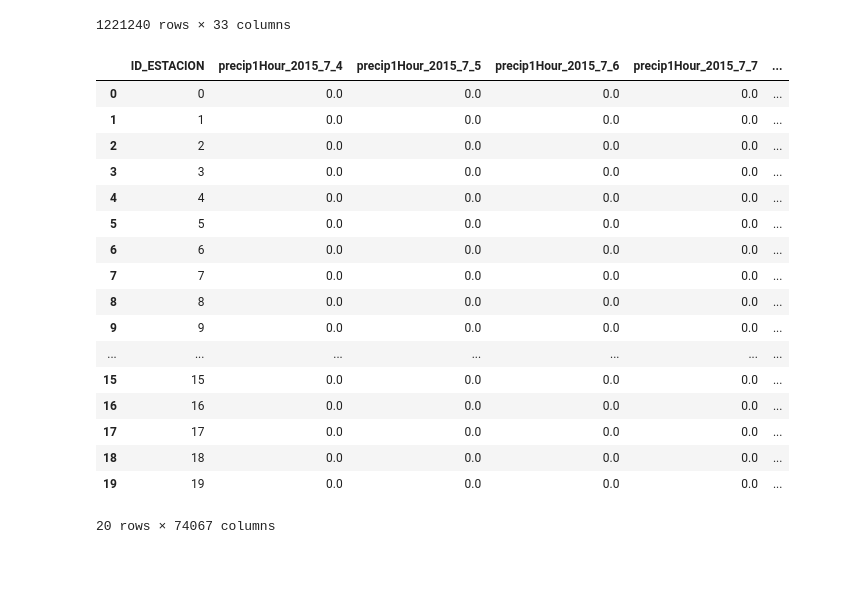
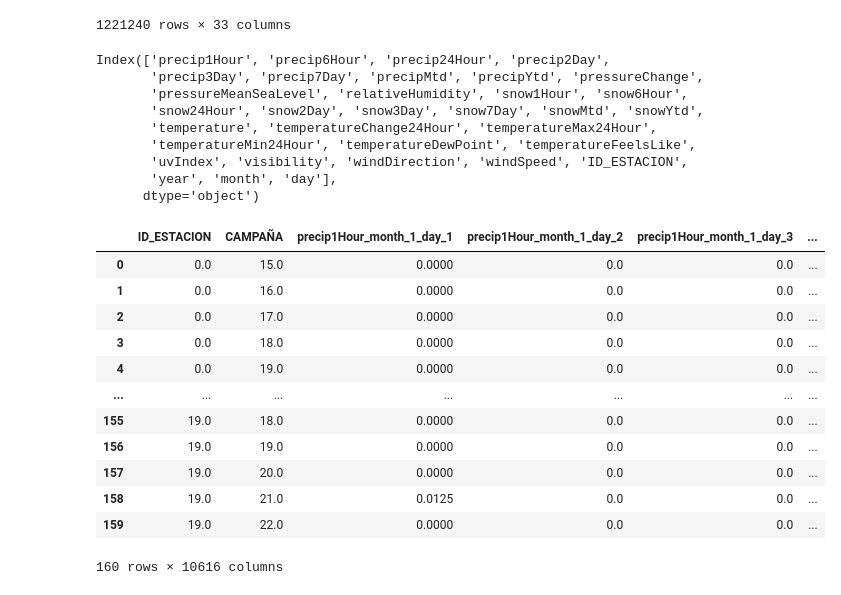
Before and after one commit to Bycarkos/DataHack_Wine_Prediction, a Jupyter notebook: nbs/04-03-2023 - METEO dataset exploration.ipynb, the cells around one changed output. Saved outputs shown, nothing was run; the diff lists cells and outputs as text; code cells hidden in the pictures; blank space fills up the shorter version.

```diff
--- a/nbs/04-03-2023 - METEO dataset exploration.ipynb
+++ b/nbs/04-03-2023 - METEO dataset exploration.ipynb
@@ -522,34 +522,49 @@ df_clean
 1221240 rows × 33 columns
 # %%
 df_clean.to_csv("../data/DATOS_METEO_CLEAN.csv", header=True, index=False)
+# %%
+df_clean.columns
+# %% [output]
+Index(['precip1Hour', 'precip6Hour', 'precip24Hour', 'precip2Day',
+       'precip3Day', 'precip7Day', 'precipMtd', 'precipYtd', 'pressureChange',
+       'pressureMeanSeaLevel', 'relativeHumidity', 'snow1Hour', 'snow6Hour',
+       'snow24Hour', 'snow2Day', 'snow3Day', 'snow7Day', 'snowMtd', 'snowYtd',
+       'temperature', 'temperatureChange24Hour', 'temperatureMax24Hour',
+       'temperatureMin24Hour', 'temperatureDewPoint', 'temperatureFeelsLike',
+       'uvIndex', 'visibility', 'windDirection', 'windSpeed', 'ID_ESTACION',
+       'year', 'month', 'day'],
+      dtype='object')
 # %%
+# Rename year to CAMPAÑA
+df_clean_renamed = df_clean.rename(columns={"year": "CAMPAÑA"})
+df_clean_renamed["CAMPAÑA"] = df_clean_renamed["CAMPAÑA"] - 2000
+
 # Pivot the DataFrame
-pivot_df = df_clean.pivot_table(index='ID_ESTACION', columns=['year', 'month', 'day'])
+pivot_df = df_clean_renamed.pivot_table(index=['ID_ESTACION', 'CAMPAÑA'], columns=['month', 'day'])
 
 # Flatten the column MultiIndex
-pivot_df.columns = ['{}_{}_{}_{}'.format(feature, year, month, day) for feature, year, month, day in pivot_df.columns]
+pivot_df.columns = ['{}_month_{}_day_{}'.format(feature, month, day) for feature, month, day in pivot_df.columns]
 
 # Reset the index
 df_aggregated_day = pivot_df.reset_index()
 
+# First and last days are NaN's, fill them with
+df_aggregated_day = df_aggregated_day.fillna(method='bfill', axis=1)
+df_aggregated_day = df_aggregated_day.fillna(method='ffill', axis=1)
+
 # Output the resulting DataFrame
 display(df_aggregated_day)
 # %% [output]
-|  | ID_ESTACION | precip1Hour_2015_7_4 | precip1Hour_2015_7_5 | precip1Hour_2015_7_6 | precip1Hour_2015_7_7 | ... |
-| 0 | 0 | 0.0 | 0.0 | 0.0 | 0.0 | ... |
-| 1 | 1 | 0.0 | 0.0 | 0.0 | 0.0 | ... |
-| 2 | 2 | 0.0 | 0.0 | 0.0 | 0.0 | ... |
-| 3 | 3 | 0.0 | 0.0 | 0.0 | 0.0 | ... |
-| 4 | 4 | 0.0 | 0.0 | 0.0 | 0.0 | ... |
-| 5 | 5 | 0.0 | 0.0 | 0.0 | 0.0 | ... |
-| 6 | 6 | 0.0 | 0.0 | 0.0 | 0.0 | ... |
-| 7 | 7 | 0.0 | 0.0 | 0.0 | 0.0 | ... |
-| 8 | 8 | 0.0 | 0.0 | 0.0 | 0.0 | ... |
-| 9 | 9 | 0.0 | 0.0 | 0.0 | 0.0 | ... |
+|  | ID_ESTACION | CAMPAÑA | precip1Hour_month_1_day_1 | precip1Hour_month_1_day_2 | precip1Hour_month_1_day_3 | ... |
+| 0 | 0.0 | 15.0 | 0.0000 | 0.0 | 0.0 | ... |
+| 1 | 0.0 | 16.0 | 0.0000 | 0.0 | 0.0 | ... |
+| 2 | 0.0 | 17.0 | 0.0000 | 0.0 | 0.0 | ... |
+| 3 | 0.0 | 18.0 | 0.0000 | 0.0 | 0.0 | ... |
+| 4 | 0.0 | 19.0 | 0.0000 | 0.0 | 0.0 | ... |
 | ... | ... | ... | ... | ... | ... | ... |
-| 15 | 15 | 0.0 | 0.0 | 0.0 | 0.0 | ... |
-| 16 | 16 | 0.0 | 0.0 | 0.0 | 0.0 | ... |
-| 17 | 17 | 0.0 | 0.0 | 0.0 | 0.0 | ... |
-| 18 | 18 | 0.0 | 0.0 | 0.0 | 0.0 | ... |
-| 19 | 19 | 0.0 | 0.0 | 0.0 | 0.0 | ... |
+| 155 | 19.0 | 18.0 | 0.0000 | 0.0 | 0.0 | ... |
+| 156 | 19.0 | 19.0 | 0.0000 | 0.0 | 0.0 | ... |
+| 157 | 19.0 | 20.0 | 0.0000 | 0.0 | 0.0 | ... |
+| 158 | 19.0 | 21.0 | 0.0125 | 0.0 | 0.0 | ... |
+| 159 | 19.0 | 22.0 | 0.0000 | 0.0 | 0.0 | ... |
-20 rows × 74067 columns
+160 rows × 10616 columns
```
Also changed, not shown: parts of 3 cells of this notebook, 22 other files.
